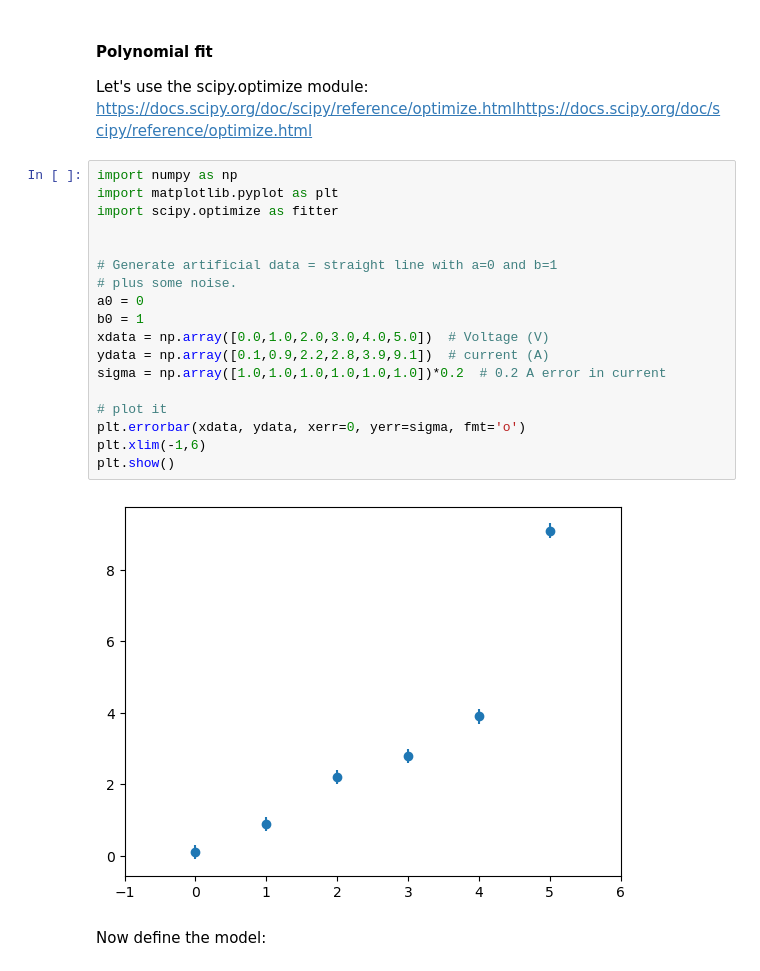
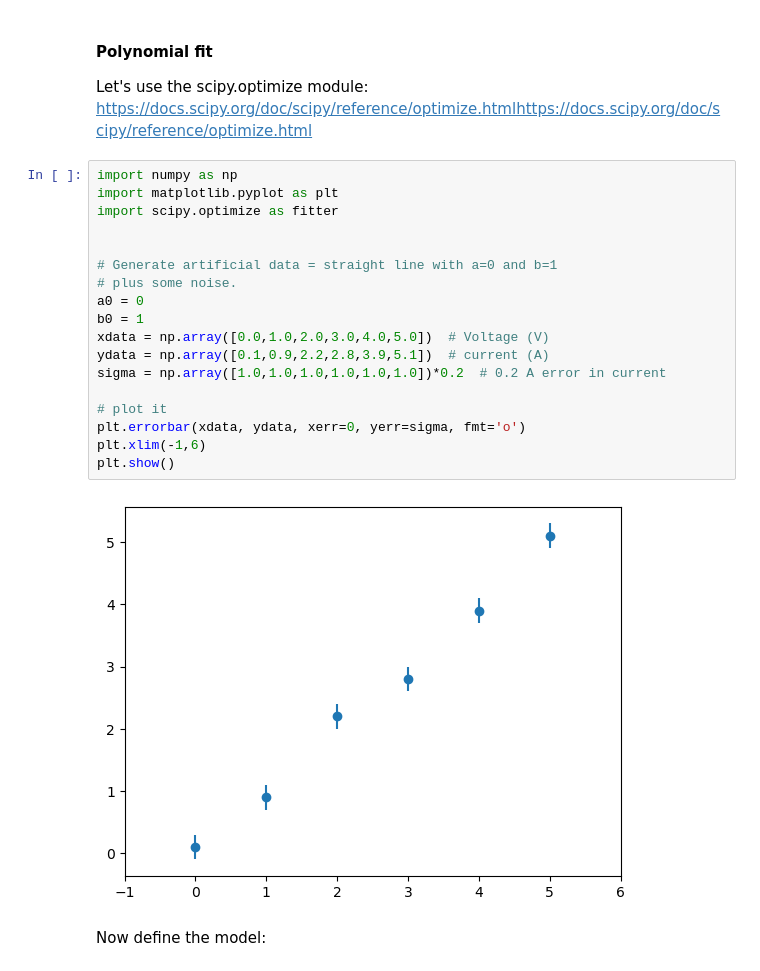
Before and after one commit to ds-connectors/Physics-88-SP23, a Jupyter notebook: Week07/L05/Lecture05.ipynb, the cells around one changed output. Saved outputs shown, nothing was run; the diff lists cells and outputs as text.

```diff
--- a/Week07/L05/Lecture05.ipynb
+++ b/Week07/L05/Lecture05.ipynb
@@ -231,23 +231,23 @@ Let's use the scipy.optimize module: https://docs.scipy.org/doc/scipy/reference/
 # %%
 import numpy as np
 import matplotlib.pyplot as plt
 import scipy.optimize as fitter
 
 
 # Generate artificial data = straight line with a=0 and b=1
 # plus some noise.
 a0 = 0
 b0 = 1
 xdata = np.array([0.0,1.0,2.0,3.0,4.0,5.0])  # Voltage (V)
-ydata = np.array([0.1,0.9,2.2,2.8,3.9,9.1])  # current (A)
+ydata = np.array([0.1,0.9,2.2,2.8,3.9,5.1])  # current (A)
 sigma = np.array([1.0,1.0,1.0,1.0,1.0,1.0])*0.2  # 0.2 A error in current
 
 # plot it
 plt.errorbar(xdata, ydata, xerr=0, yerr=sigma, fmt='o')
 plt.xlim(-1,6)
 plt.show()
 # %% [output]
-[figure, old version]
+[figure, new version]
 # %% [markdown]
 Now define the model:
 # %%
```
Also changed, not shown: parts of 1 cell of this notebook, 2 other files.
